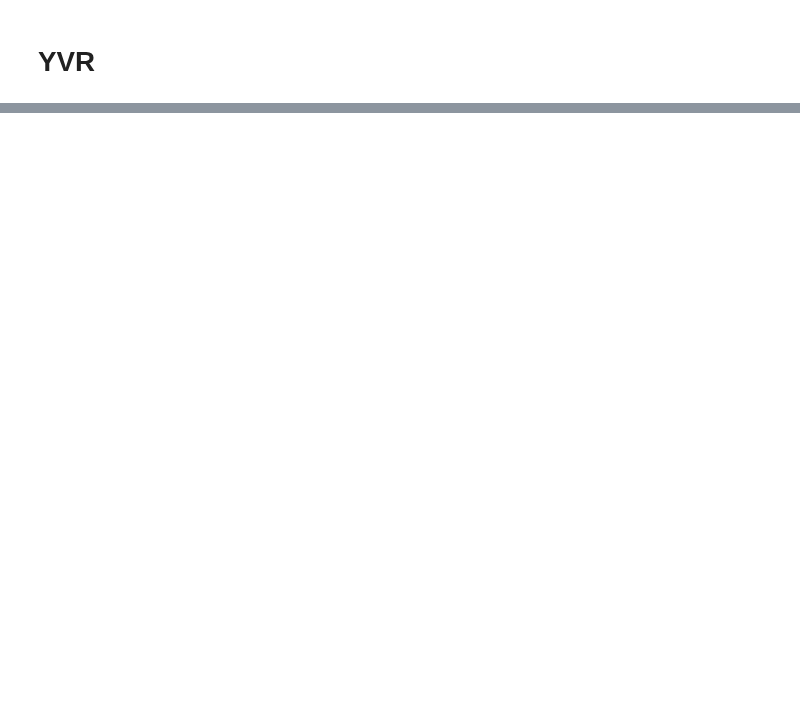
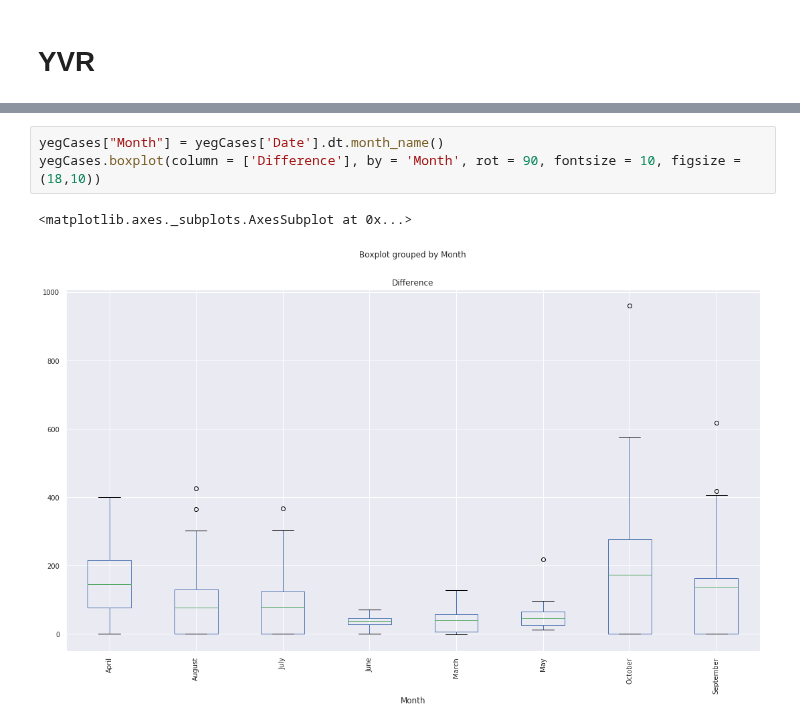
Before and after one commit to clement-ip/covid-airport-travel, a Jupyter notebook: analyze_covid_hubs.ipynb, the cells around one changed output, grey strips where cells are left out. Saved outputs shown, nothing was run; the diff lists cells and outputs as text; blank space fills up the shorter version.

```diff
--- a/analyze_covid_hubs.ipynb
+++ b/analyze_covid_hubs.ipynb
@@ -74,0 +98,6 @@ yvrCases.describe()
+# %%
+yegCases["Month"] = yegCases['Date'].dt.month_name()
+yegCases.boxplot(column = ['Difference'], by = 'Month', rot = 90, fontsize = 10, figsize = (18,10))
+# %% [output]
+<matplotlib.axes._subplots.AxesSubplot at 0x...>
+[figure, added]
```
Also changed, not shown: parts of 19 cells of this notebook.
